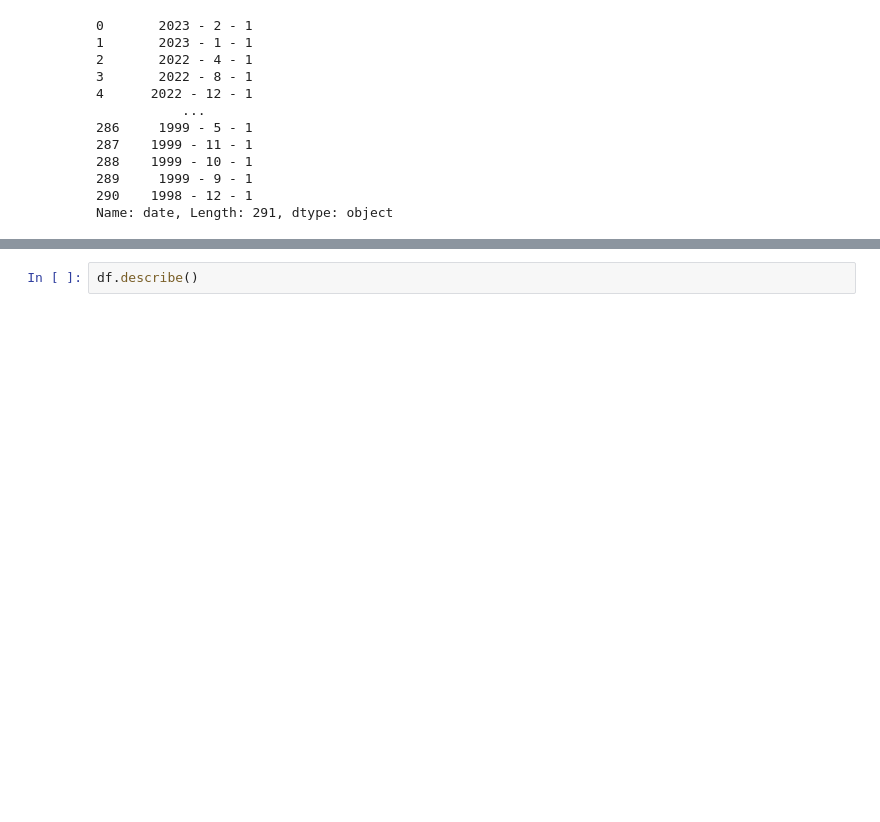
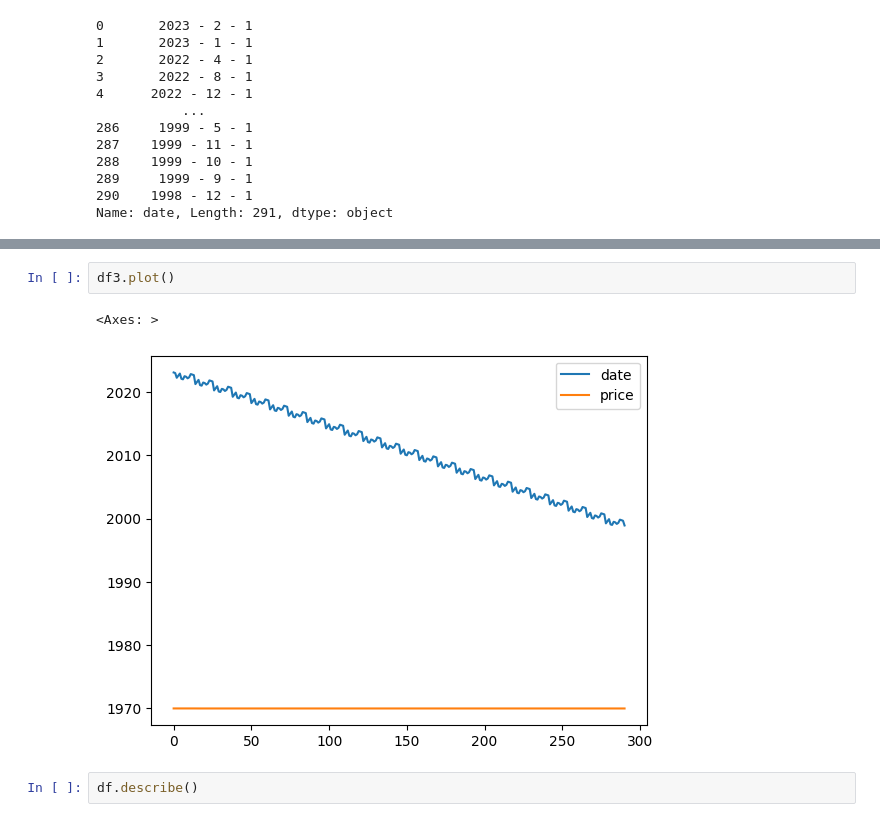
Before and after one commit to Narges1244/egg-price-predictor-with-ARIMA, a Jupyter notebook: Egcellent/Nargesfile.ipynb, the cells around one changed output, grey strips where cells are left out. Saved outputs shown, nothing was run; the diff lists cells and outputs as text; blank space fills up the shorter version.

```diff
--- a/Egcellent/Nargesfile.ipynb
+++ b/Egcellent/Nargesfile.ipynb
@@ -243,3 +242,8 @@ AttributeError: ignored
+# %%
+df3.plot()
+# %% [output]
+<Axes: >
+[figure, added]
 # %%
 df.describe()
 # %% [output]
```
Also changed, not shown: parts of 34 cells of this notebook.
